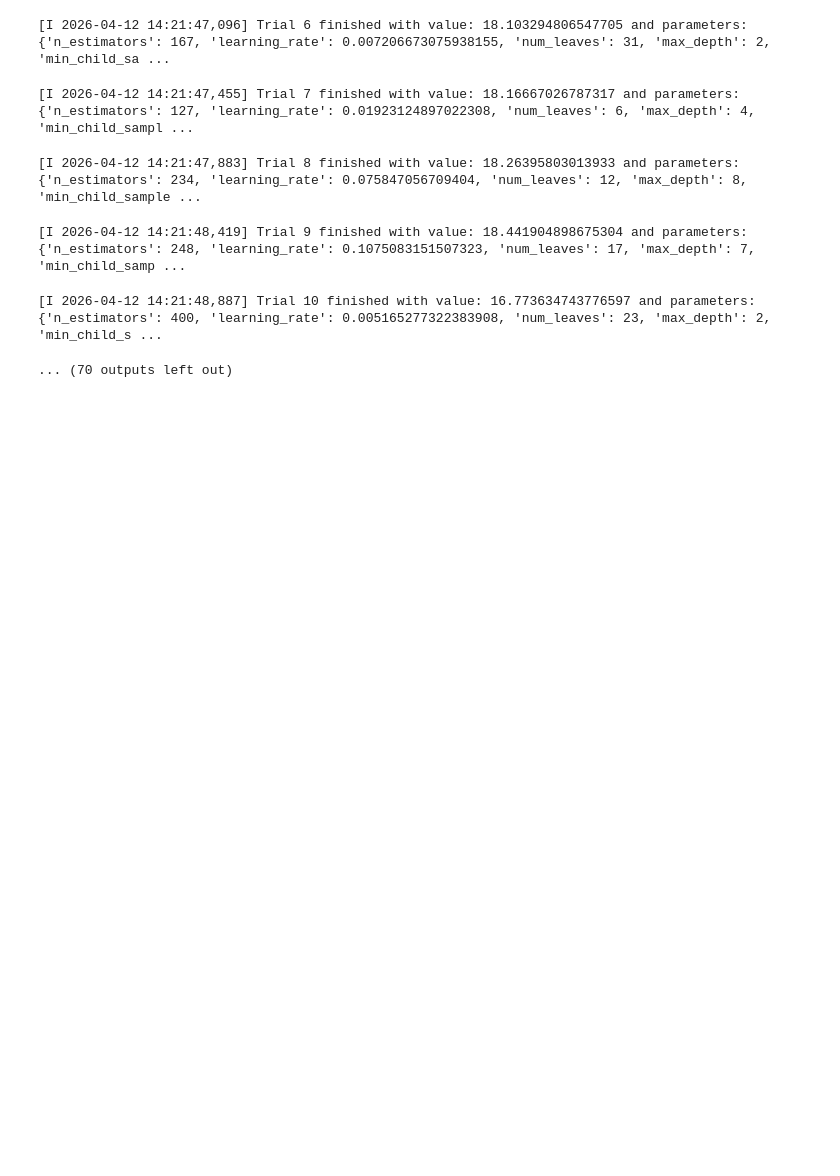
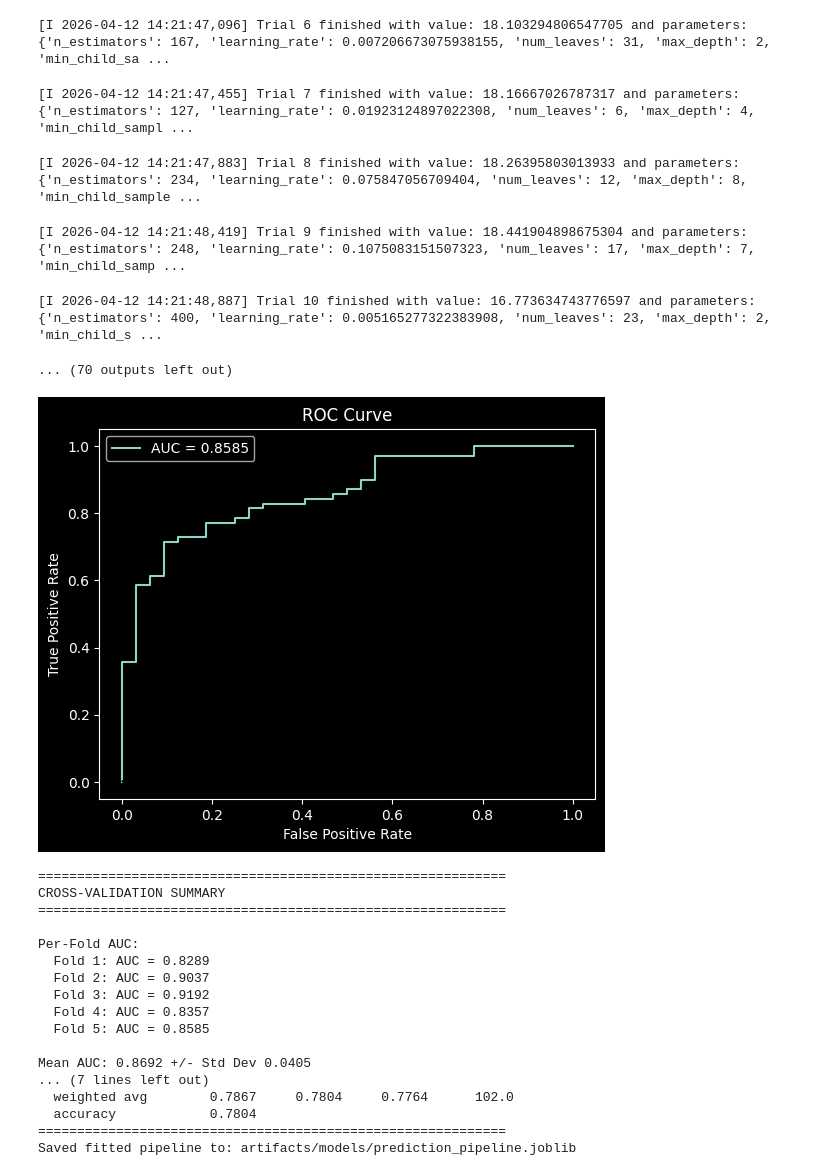
Before and after one commit to Nityunj-Goel/ipo-ml-decision-system, a Jupyter notebook: notebooks/models.ipynb, the cells around one changed output. Drawn from its saved outputs; the diff is of its cells as text; code cells hidden in the pictures; blank space fills up the shorter version.

```diff
--- a/notebooks/models.ipynb
+++ b/notebooks/models.ipynb
@@ -830,3 +830,30 @@ plt.show()
 [I 2026-04-12 14:21:48,419] Trial 9 finished with value: 18.441904898675304 and parameters: {'n_estimators': 248, 'learning_rate': 0.1075083151507323, 'num_leaves': 17, 'max_depth': 7, 'min_child_samp ...
 [I 2026-04-12 14:21:48,887] Trial 10 finished with value: 16.773634743776597 and parameters: {'n_estimators': 400, 'learning_rate': 0.005165277322383908, 'num_leaves': 23, 'max_depth': 2, 'min_child_s ...
 ... (70 outputs left out)
+# %%
+from src.models.experiment_runner import run_cv_experiment
+from src.utils.utils import load_config, save_pipeline
+
+cfg = load_config()
+results = run_cv_experiment('logistic_regression', **cfg['logistic_regression'], verbose=True)
+save_pipeline(results['final_pipeline'])
+print(f"Saved fitted pipeline to: {cfg['paths']['model']}")
+# %% [output]
+[figure, added]
+============================================================
+CROSS-VALIDATION SUMMARY
+============================================================
+
+Per-Fold AUC:
+  Fold 1: AUC = 0.8289
+  Fold 2: AUC = 0.9037
+  Fold 3: AUC = 0.9192
+  Fold 4: AUC = 0.8357
+  Fold 5: AUC = 0.8585
+
+Mean AUC: 0.8692 +/- Std Dev 0.0405
+... (7 lines left out)
+  weighted avg        0.7867     0.7804     0.7764      102.0
+  accuracy            0.7804
+============================================================
+Saved fitted pipeline to: artifacts/models/prediction_pipeline.joblib
```
Also changed, not shown: 11 other files.
